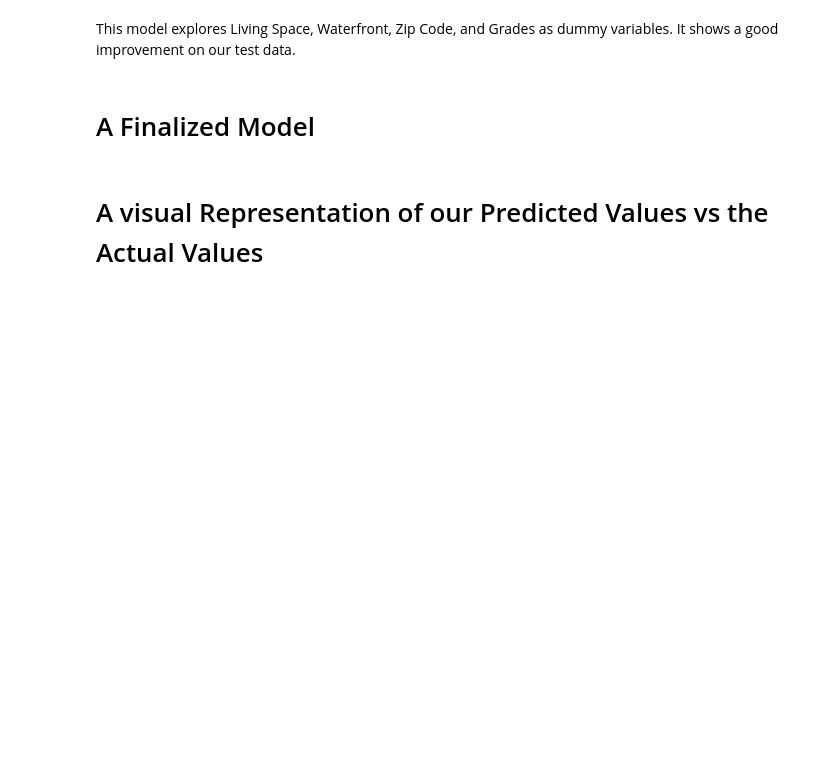
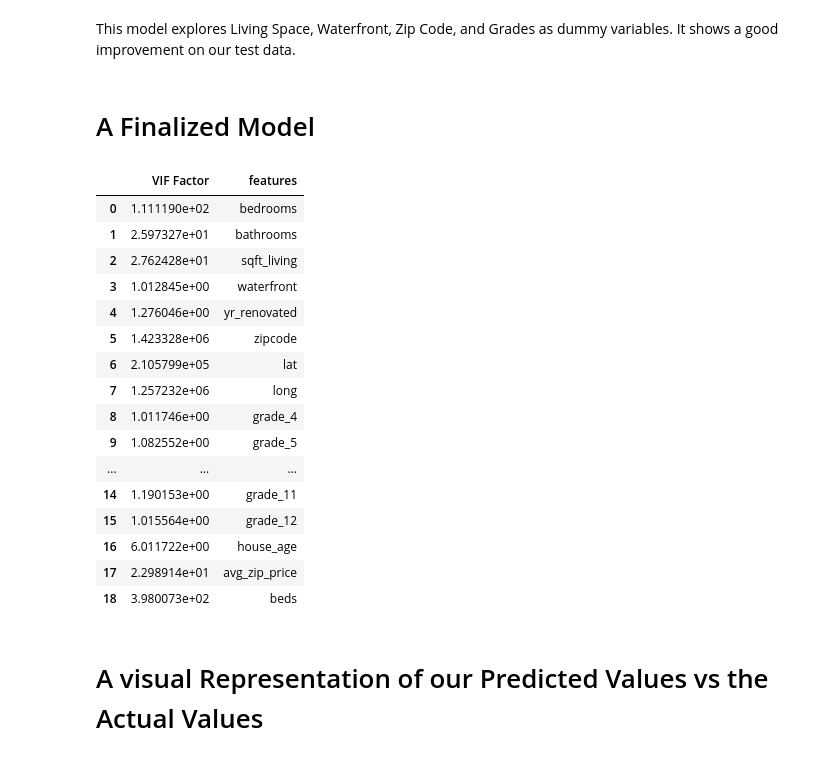
Before and after one commit to SethKauf/King_County_Avocoders_Group_3, a Jupyter notebook: Final Notebook.ipynb, the cells around one changed output. Saved outputs shown, nothing was run; the diff lists cells and outputs as text; code cells hidden in the pictures; blank space fills up the shorter version.

```diff
--- a/Final Notebook.ipynb
+++ b/Final Notebook.ipynb
@@ -300,3 +319,28 @@ warnings.filterwarnings('ignore')
+# %%
+# Check for Colinearity
+vif = pd.DataFrame()
+X = pd.DataFrame(X_train,columns=X_train.columns)
+vif["VIF Factor"] = [variance_inflation_factor(X.values, i) for i in range(X.shape[1])]
+vif["features"] = X.columns
+vif
+# %% [output]
+|  | VIF Factor | features |
+| 0 | 1.111190e+02 | bedrooms |
+| 1 | 2.597327e+01 | bathrooms |
+| 2 | 2.762428e+01 | sqft_living |
+| 3 | 1.012845e+00 | waterfront |
+| 4 | 1.276046e+00 | yr_renovated |
+| 5 | 1.423328e+06 | zipcode |
+| 6 | 2.105799e+05 | lat |
+| 7 | 1.257232e+06 | long |
+| 8 | 1.011746e+00 | grade_4 |
+| 9 | 1.082552e+00 | grade_5 |
+| ... | ... | ... |
+| 14 | 1.190153e+00 | grade_11 |
+| 15 | 1.015564e+00 | grade_12 |
+| 16 | 6.011722e+00 | house_age |
+| 17 | 2.298914e+01 | avg_zip_price |
+| 18 | 3.980073e+02 | beds |
 # %% [markdown]
 # A visual Representation of our Predicted Values vs the Actual Values
 # %%
```
Also changed, not shown: parts of 13 cells of this notebook, 2 other files.
